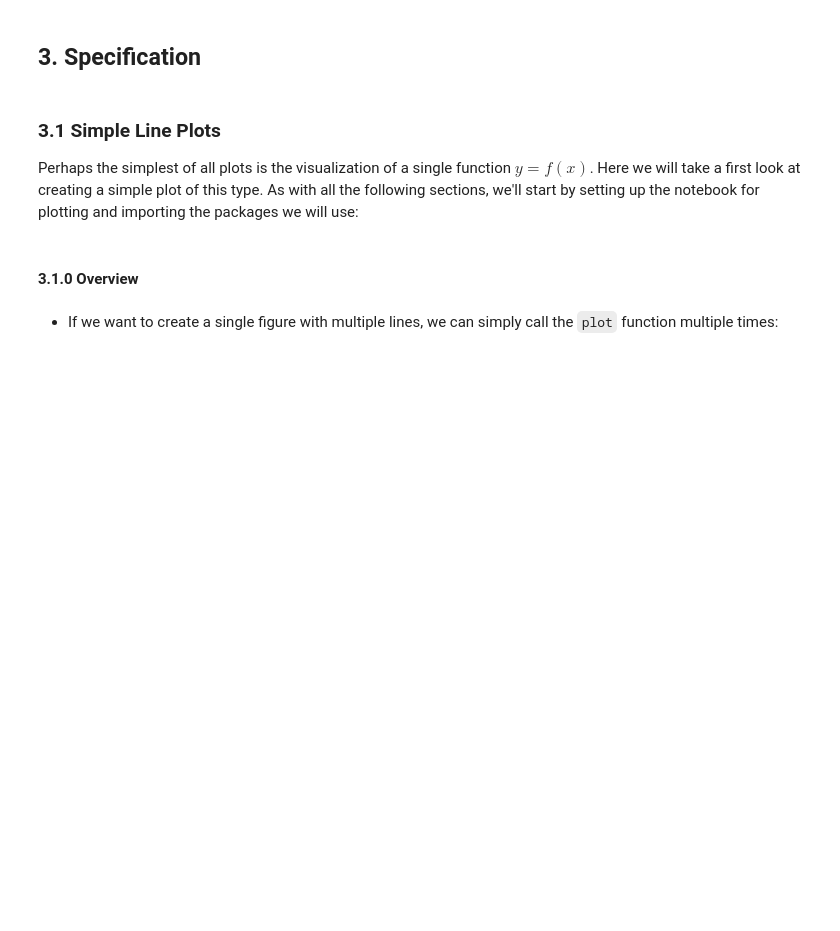
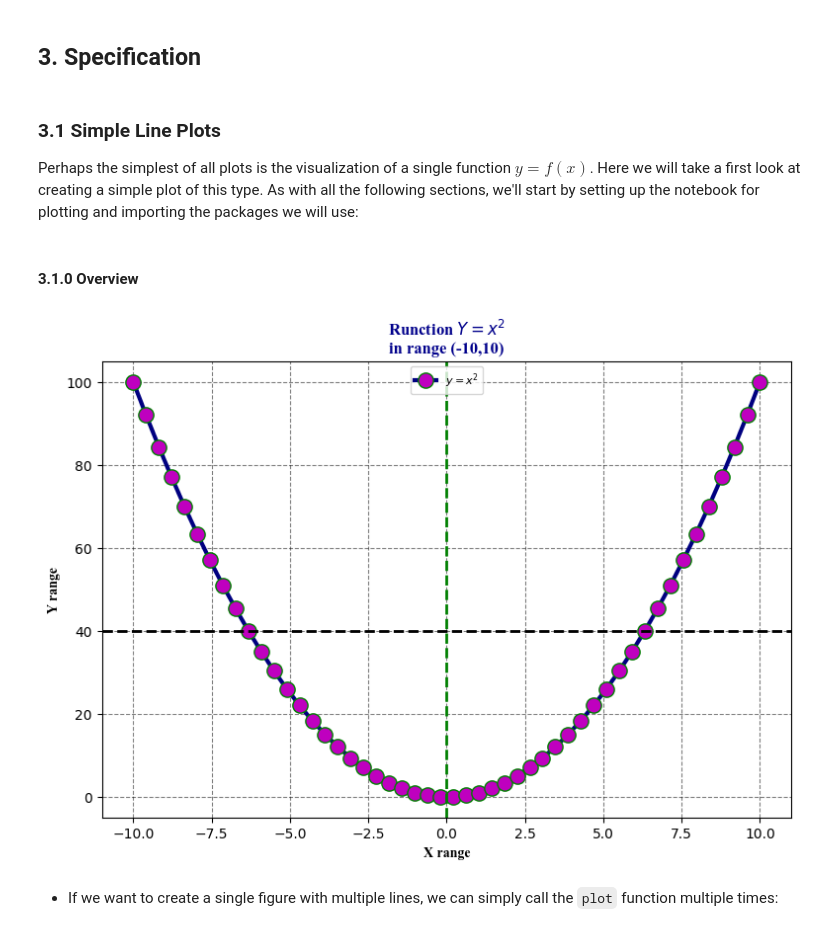
Before and after one commit to saeed-saffari/Intro-Py_for_Econ-workshop-Sum2023, a Jupyter notebook: Lectures/5. Matplotlib.ipynb, the cells around one changed output. Saved outputs shown, nothing was run; the diff lists cells and outputs as text; code cells hidden in the pictures; blank space fills up the shorter version.

```diff
--- a/Lectures/5. Matplotlib.ipynb
+++ b/Lectures/5. Matplotlib.ipynb
@@ -32,5 +37,39 @@ Here we will take a first look at creating a simple plot of this type.
 As with all the following sections, we'll start by setting up the notebook for plotting and  importing the packages we will use:
 # %% [markdown]
 #### 3.1.0 Overview
+# %%
+x = np.linspace(-10,10,50)
+#print(x)
+y = x ** 2
+#print(y)
+
+plt.figure(figsize=(9,6))
+plt.plot(x,y,
+         c = 'navy', ls = '-', lw = 3, marker = 'o', markersize = 11, markeredgecolor = 'g',
+        markerfacecolor = 'm', label = '$y= x^2$')
+
+plt.legend(fontsize = 8, loc = 'upper center')
+
+plt.grid(c = 'k', ls = '--', alpha = 0.5)
+
+plt.title('Runction $Y = x^2$\nin range (-10,10)', fontsize = 12, fontweight = 'bold',
+         fontname = 'Times New Roman', c = 'darkblue')
+
+plt.xlabel('X range', fontsize = 10, fontweight = 'bold', fontname = 'Times New Roman')
+plt.ylabel('Y range', fontsize = 10, fontweight = 'bold', fontname = 'Times New Roman')
+
+#plt.text(-5,80, 'First text\nin figure!', fontsize = 10, fontname = 'Times New Roman')
+
+#plt.xlim(-7.5,5)
+#plt.ylim(15, 40)
+
+plt.axhline(40, c = 'k', ls = '--', lw = 2)
+plt.axvline(0, c = 'g', ls = '--', lw = 2)
+
+#plt.savefig('test_1.jpg', dpi = 700)
+
+plt.show()
+# %% [output]
+[figure, added]
 # %% [markdown]
 - If we want to create a single figure with multiple lines, we can simply call the ``plot`` function multiple times:
```
Also changed, not shown: parts of 32 cells of this notebook.
